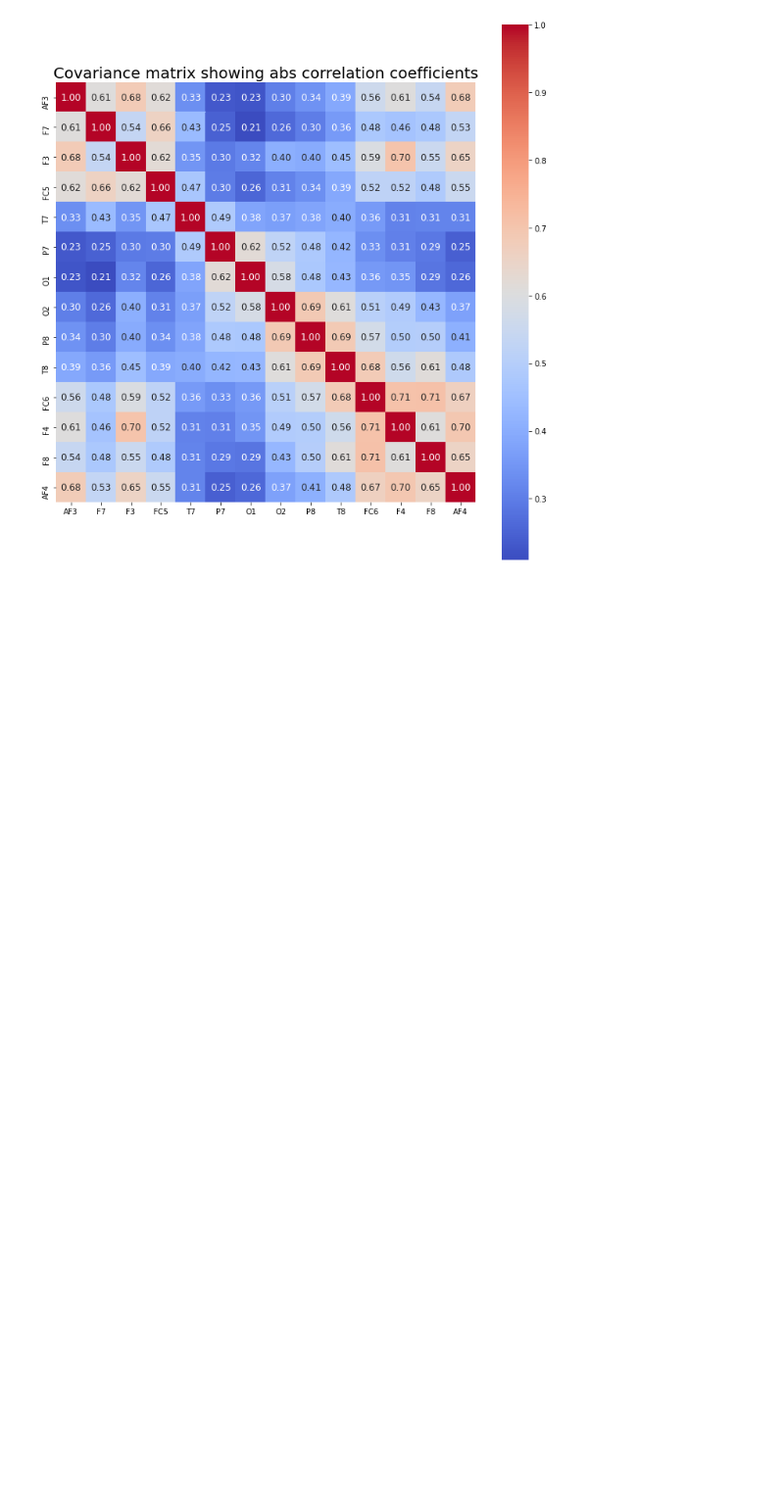
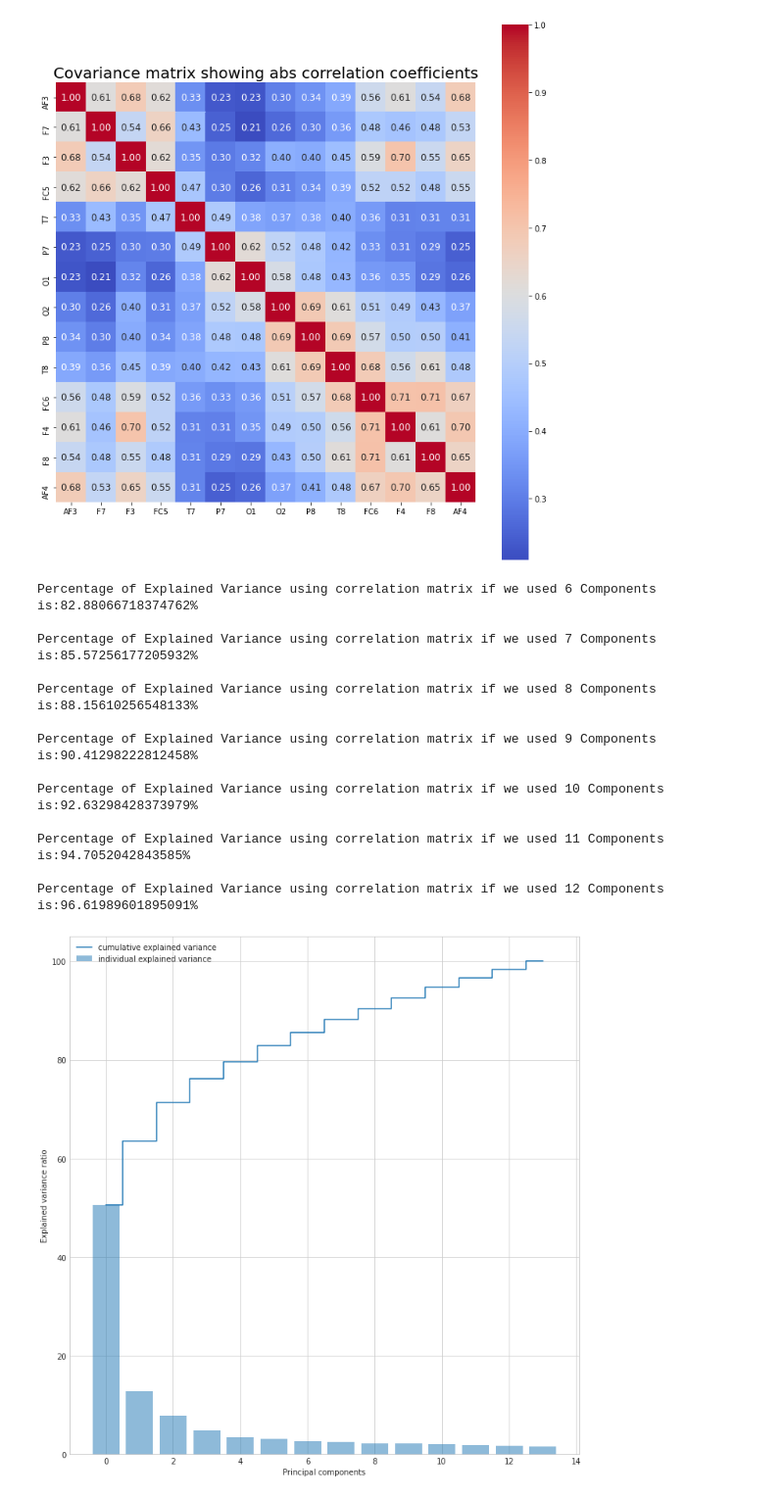
Before and after one commit to Sherif-MoOo/MTS-CPCA, a Jupyter notebook: PCA-MTS.ipynb, the cells around one changed output. Shown at 98% size. Saved outputs shown, nothing was run; the diff lists cells and outputs as text; code cells hidden in the pictures; blank space fills up the shorter version.

```diff
--- a/PCA-MTS.ipynb
+++ b/PCA-MTS.ipynb
@@ -22,12 +10,0 @@ len(No_Activity_Events)'''
-# %%
-'''No_Activity_Events = np.where(y==0)[0]
-len(No_Activity_Events)
-Events = pd.Series(y).to_frame().rename(columns={0: "Events"})['Events'].astype(str)
-type_counts = Events.value_counts()
-Coutns = type_counts.sum(axis = 0)
-for i in range(len(type_counts)):
-    type_counts.iloc[i] = int((type_counts.iloc[i]/Coutns)*100)
-ax =type_counts.plot(kind='bar' , figsize =(10,10)  , fontsize = 12);
-plt.suptitle('Data_Balance', fontsize=18);
-plt.ylabel('Percentage', fontsize=18);
-plt.xlabel('Events', fontsize=18);'''
@@ -36,16 +11,2 @@ plt.xlabel('Events', fontsize=18);'''
 # %%
 channels_order = ['AF3', 'F7', 'F3', 'FC5', 'T7', 'P7', 'O1', 'O2', 'P8', 'T8', 'FC6', 'F4', 'F8', 'AF4']
-# %%
-'''list_=[]
-for i in range (0, len(No_Activity_Events), 2):
-    list_ = list_ + [No_Activity_Events[i]]
-y = np.delete(y, list_, 0)
-X = np.delete(X, list_, 0)
-No_Activity_Events = np.where(y==0)[0]
-list_=[]
-for i in range (0, len(No_Activity_Events), 2):
-    list_ = list_ + [No_Activity_Events[i]]
-y = np.delete(y, list_, 0)
-X = np.delete(X, list_, 0)
-No_Activity_Events = np.where(y==0)[0]
-len(No_Activity_Events)'''
@@ -142,5 +163,5 @@ class PCA_MTS():
 # %%
-a = PCA_MTS(X)
+Obj = PCA_MTS(X)
 # %% [output]
 Pls make sure that Input tensor X as shape of M: Samples , ni: length of time sereis , m: Numper of features
 # %% [markdown]
@@ -170,2 +191,19 @@ a.Correlation(channels_order)
 # %% [output]
 [figure]
+# %%
+Obj.correlation_explained_var()
+# %% [output]
+Percentage of Explained Variance using correlation matrix if we used 6 Components is:82.88066718374762%
+
+Percentage of Explained Variance using correlation matrix if we used 7 Components is:85.57256177205932%
+
+Percentage of Explained Variance using correlation matrix if we used 8 Components is:88.15610256548133%
+
+Percentage of Explained Variance using correlation matrix if we used 9 Components is:90.41298222812458%
+
+Percentage of Explained Variance using correlation matrix if we used 10 Components is:92.63298428373979%
+
+Percentage of Explained Variance using correlation matrix if we used 11 Components is:94.7052042843585%
+
+Percentage of Explained Variance using correlation matrix if we used 12 Components is:96.61989601895091%
+[figure, added]
```
Also changed, not shown: parts of 9 cells of this notebook.
